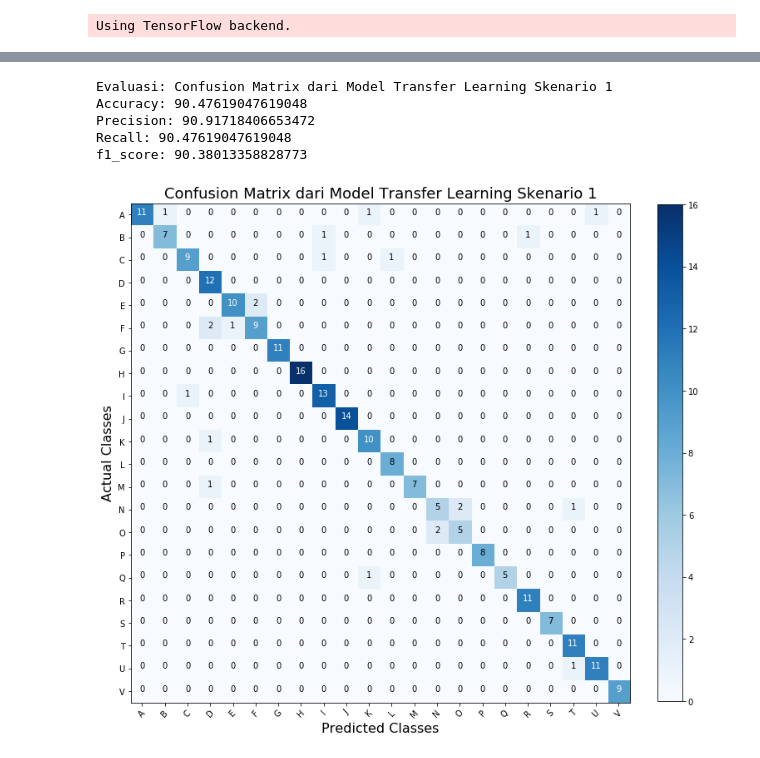
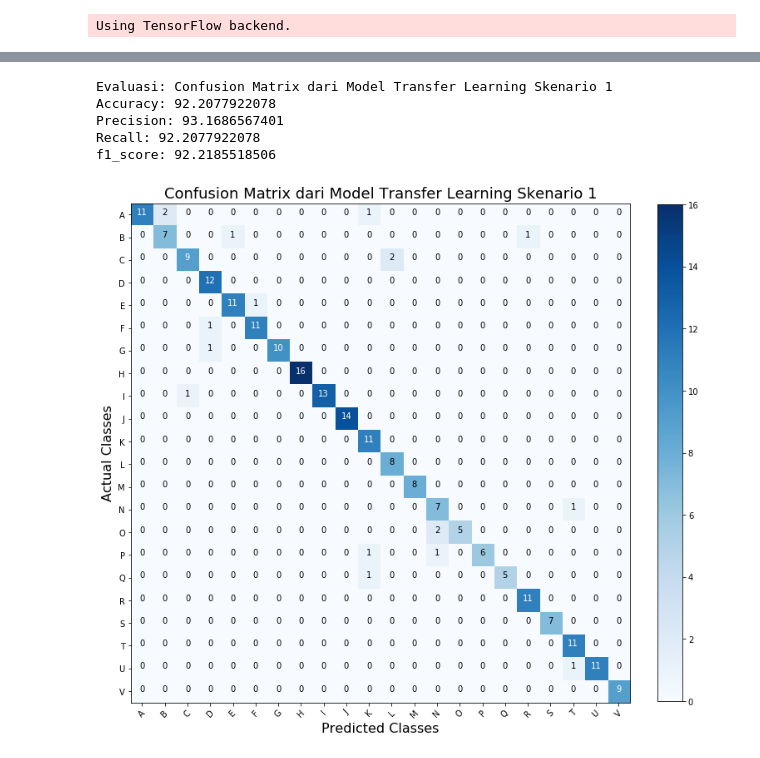
Before and after one commit to irfanhanif/Mira, a Jupyter notebook: IPython Notebook/Confusion Matrix.ipynb, the cells around one changed output, grey strips where cells are left out. Cells and saved outputs as stored; diff of their text form; code cells hidden in the pictures.

```diff
--- a/IPython Notebook/Confusion Matrix.ipynb
+++ b/IPython Notebook/Confusion Matrix.ipynb
@@ -27,7 +27,7 @@ def getClassTest(y_test):
 
     return labels
 # %%
-final_model_path = "./FinalModel/"
+final_model_path = "./FinalModel-2/"
 data_path = "data/splitted/data_target/"
 
 X_test = np.load(data_path + "X_test.npy")
@@ -98,14 +97,14 @@ f1_score: 92.25016319407726
 [figure]
 # %%
-# Analisis model tanpa transfer learning
-analyzeModel(final_model_path + "intervene.data-target-tl-1.h5",
+# Analisis model transfer learning skenario 1
+analyzeModel(final_model_path + "data-target-model-tl-1.h5",
             X_test, Y_test,
             title="Confusion Matrix dari Model Transfer Learning Skenario 1")
 # %% [output]
 Evaluasi: Confusion Matrix dari Model Transfer Learning Skenario 1
-Accuracy: 90.47619047619048
-Precision: 90.91718406653472
-Recall: 90.47619047619048
-f1_score: 90.38013358828773
+Accuracy: 92.2077922078
+Precision: 93.1686567401
+Recall: 92.2077922078
+f1_score: 92.2185518506
-[figure, old version]
+[figure, new version]
 # %%
```
Also changed, not shown: parts of 4 cells of this notebook.
